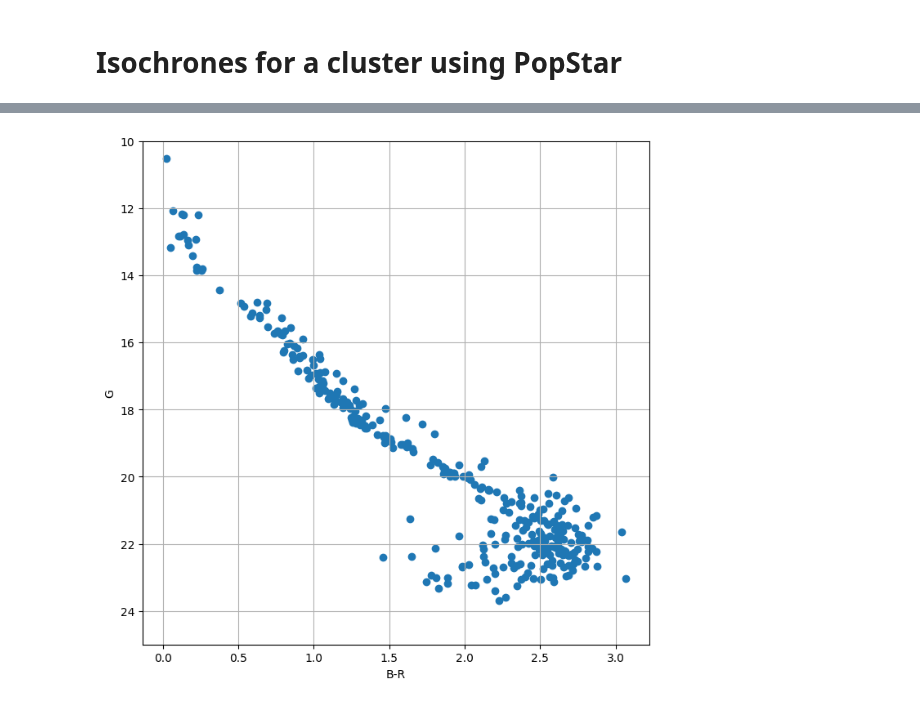
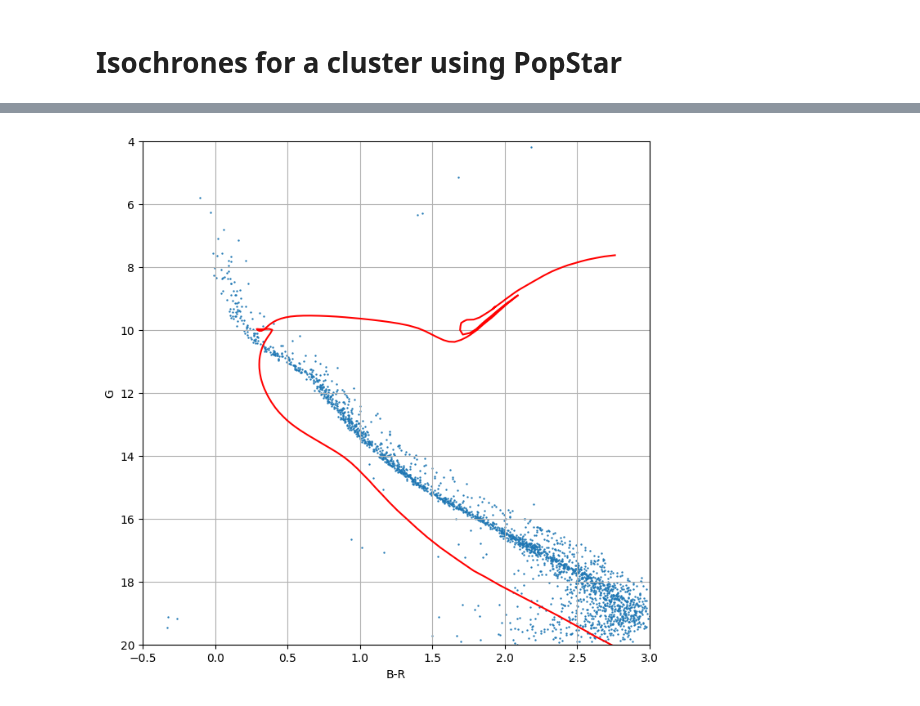
Before and after one commit to bosscha/gaia-shock, a Jupyter notebook: notebooks/analysis/isochroneOC.ipynb, the cells around one changed output, grey strips where cells are left out. Drawn from its saved outputs; the diff is of its cells as text; code cells hidden in the pictures.

```diff
--- a/notebooks/analysis/isochroneOC.ipynb
+++ b/notebooks/analysis/isochroneOC.ipynb
@@ -28,15 +28,21 @@ ocdir   = "$rootdir/products/oc2"
 
 cd(wdir)
 # %%
-ocfile= "Alessi 5-1.8deg-oc.csv"
+# ocfile= "ASCC 23-1.9deg-oc.csv"
+ocfile= "NGC 2516-3.5deg-oc.csv"
 df= CSV.read("$ocdir/$ocfile", delim= ";")
 
 agmedian= median(df.ag[.! isnan.(df.ag)])
 distance= median(df.distance)
 
 # Define isochrone parameters
-logAge = 7.765  # Age in log(years)
+logAge = 8.47  # Age in log(years)
 AKs = agmedian # extinction in mags
 dist = distance # distance in parsec
-metallicity = 0 # Metallicity in [M/H]
+metallicity = 0.0 # Metallicity in [M/H]
+
+println("log Age: $logAge")
+println("AKs: $AKs")
+println("distance: $dist")
+println("metallicity: $metallicity")
 # %% [output]
@@ -58,6 +67,24 @@ iso = synthetic.IsochronePhot(logAge, AKs, dist, metallicity=metallicity,
 
 data= iso.points
 println(data.keys())
-println(data.Teff)
+ndata= size(data)[1]
+
+mass= zeros(ndata)
+Gmag= zeros(ndata)
+BPmag= zeros(ndata)
+RPmag= zeros(ndata)
+
+for i in 1:ndata
+    mass[i]= data[i][4]
+    Gmag[i]= data[i][9]
+    BPmag[i]= data[i][10]
+    RPmag[i]= data[i][11]
+end
+
+## Cluster
+BmR= df.bp .- df.rp
+GMAG= df.gbar + 5 .* log10.(df.distance) .- 17.
+
+println("## done")
 # %% [output]
 ["L", "Teff", "R", "mass", "logg", "isWR", "mass_current", "phase", "m_hst_G", "m_hst_Gbp", "m_hst_Grp"]
@@ -65,17 +109,19 @@ KeyError: KeyError: key "Teff" not found
 # %%
 ### plots the CMD and isochrones
 
 fig= PyPlot.figure(figsize=(8,8))
 
 ax = PyPlot.subplot(111)
 PyPlot.grid("on")
 
-PyPlot.ylim(25,10)
-PyPlot.scatter(df.bp .- df.rp , df.gbar)
+PyPlot.xlim(-0.5,3)
+PyPlot.ylim(20,4)
+PyPlot.scatter(BmR, GMAG, s=0.5)
+PyPlot.plot( BPmag .- RPmag, Gmag, "r-")
 
 # PyPlot.plot(iso["points"][:][10] .- iso.points[:][11], iso.points[:][9], "r-")
 PyPlot.ylabel("G")
 PyPlot.xlabel("B-R")
 PyPlot.show()
 # %% [output]
-[figure, old version]
+[figure, new version]
```
Also changed, not shown: parts of 2 cells of this notebook, 1 other file.
